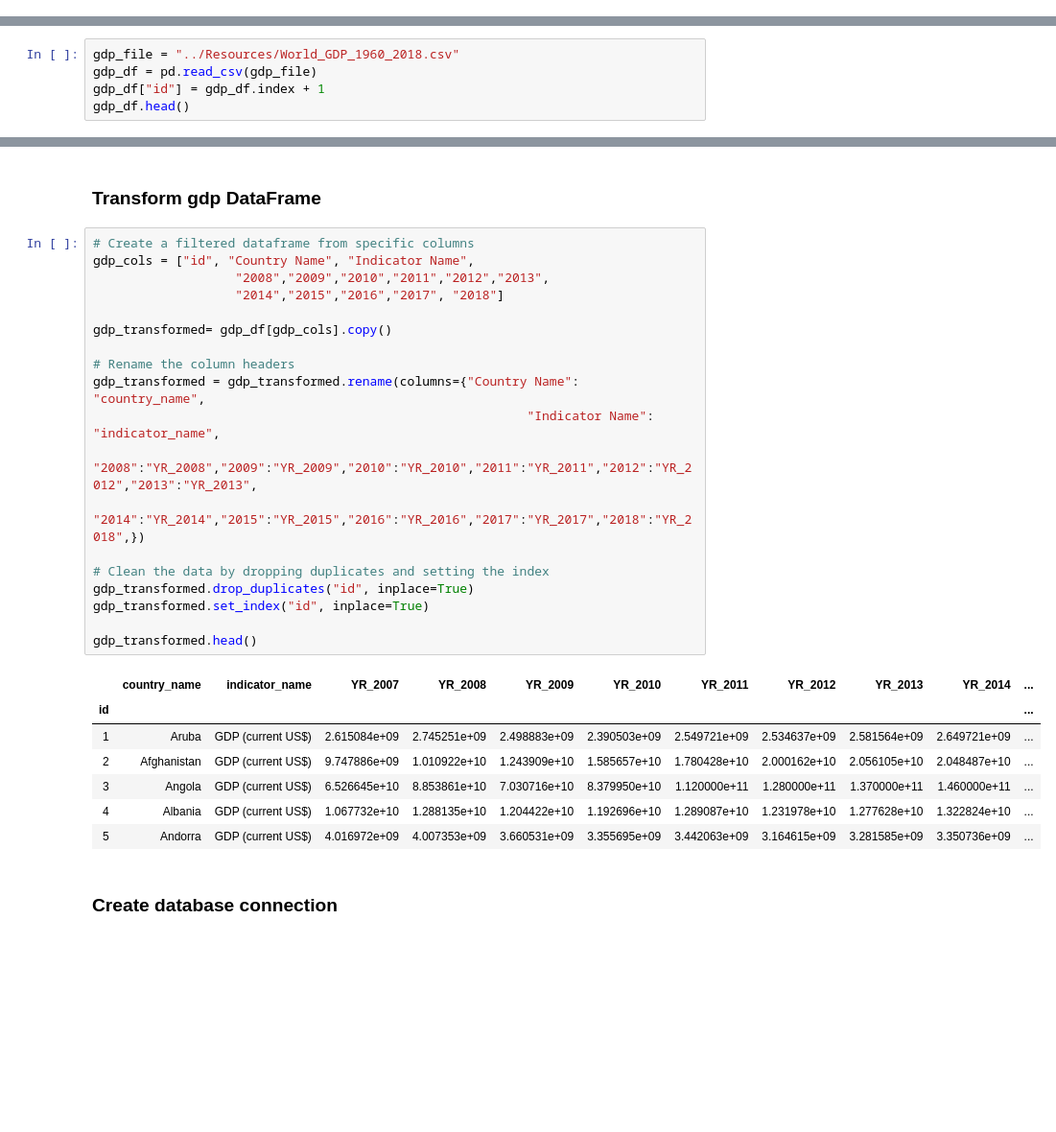
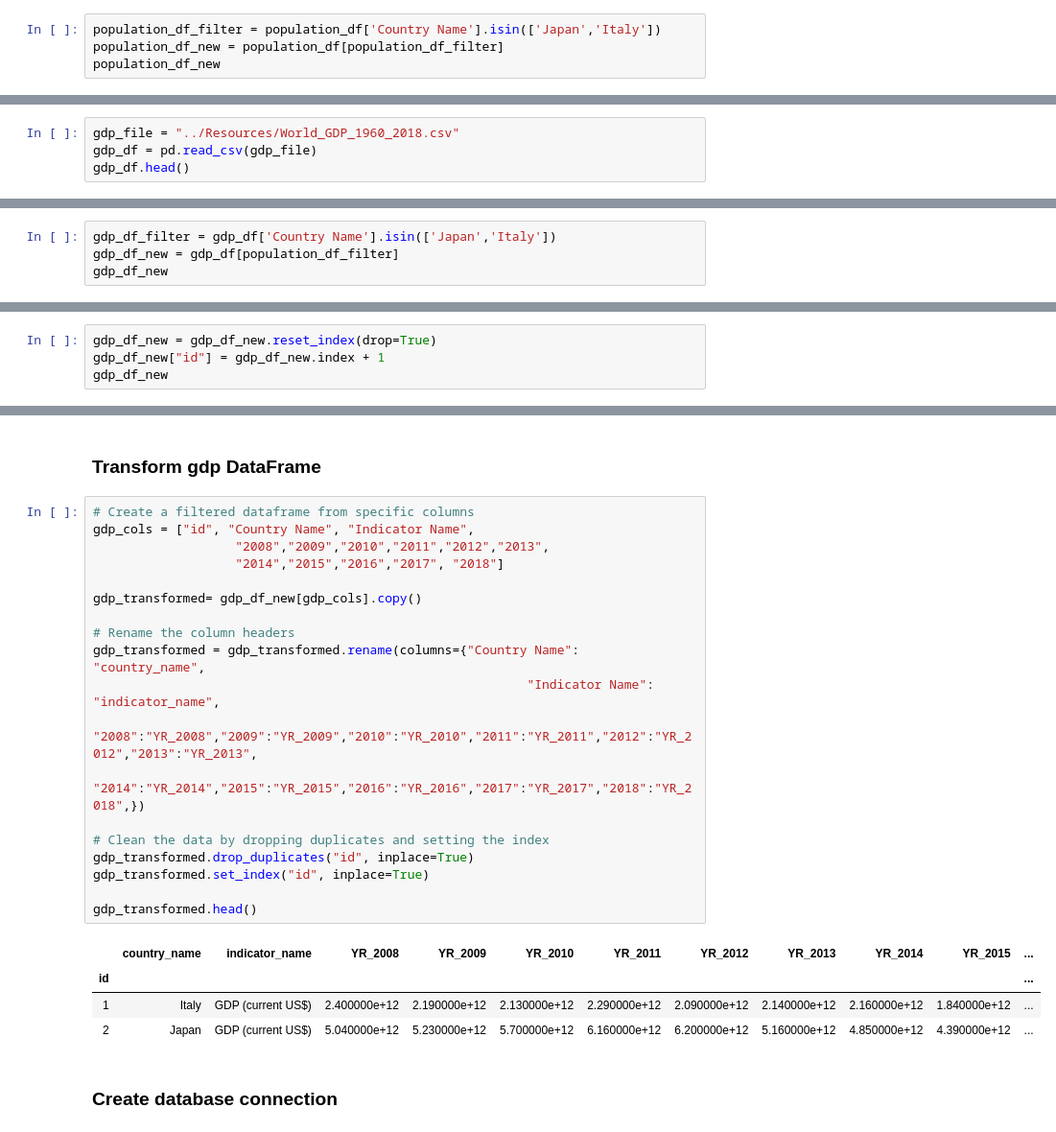
Before and after one commit to nelsonjams/ETL, a Jupyter notebook: ETL_PROJECT_ALIONA_GINA.ipynb, the cells around one changed output, grey strips where cells are left out. Shown at 96% size. Cells and saved outputs as stored; diff of their text form; blank space fills up the shorter version.

```diff
--- a/ETL_PROJECT_ALIONA_GINA.ipynb
+++ b/ETL_PROJECT_ALIONA_GINA.ipynb
@@ -34,0 +19,4 @@ ValueError: The truth value of a Series is ambiguous. Use a.empty, a.bool(), a.i
+# %%
+population_df_filter = population_df['Country Name'].isin(['Japan','Italy'])
+population_df_new = population_df[population_df_filter]
+population_df_new
@@ -35,7 +37,6 @@ ValueError: The truth value of a Series is ambiguous. Use a.empty, a.bool(), a.i
 # %%
 gdp_file = "../Resources/World_GDP_1960_2018.csv"
 gdp_df = pd.read_csv(gdp_file)
-gdp_df["id"] = gdp_df.index + 1
 gdp_df.head()
 # %% [output]
 |  | Country Name | Country Code | Indicator Name | Indicator Code | 1960 | 1961 | 1962 | 1963 | ... |
@@ -47,0 +49,4 @@ gdp_df.head()
+# %%
+gdp_df_filter = gdp_df['Country Name'].isin(['Japan','Italy'])
+gdp_df_new = gdp_df[population_df_filter]
+gdp_df_new
@@ -47,0 +58,4 @@ gdp_df.head()
+# %%
+gdp_df_new = gdp_df_new.reset_index(drop=True)
+gdp_df_new["id"] = gdp_df_new.index + 1
+gdp_df_new
@@ -79,30 +95,27 @@ population_transformed.head()
 # %%
 # Create a filtered dataframe from specific columns
 gdp_cols = ["id", "Country Name", "Indicator Name",
                    "2008","2009","2010","2011","2012","2013",
                    "2014","2015","2016","2017", "2018"]
 
-gdp_transformed= gdp_df[gdp_cols].copy()
+gdp_transformed= gdp_df_new[gdp_cols].copy()
 
 # Rename the column headers
 gdp_transformed = gdp_transformed.rename(columns={"Country Name": "country_name",
                                                           "Indicator Name": "indicator_name",
                    "2008":"YR_2008","2009":"YR_2009","2010":"YR_2010","2011":"YR_2011","2012":"YR_2012","2013":"YR_2013",
                    "2014":"YR_2014","2015":"YR_2015","2016":"YR_2016","2017":"YR_2017","2018":"YR_2018",})
 
 # Clean the data by dropping duplicates and setting the index
 gdp_transformed.drop_duplicates("id", inplace=True)
 gdp_transformed.set_index("id", inplace=True)
 
 gdp_transformed.head()
 # %% [output]
-|  | country_name | indicator_name | YR_2007 | YR_2008 | YR_2009 | YR_2010 | YR_2011 | YR_2012 | YR_2013 | YR_2014 | ... |
+|  | country_name | indicator_name | YR_2008 | YR_2009 | YR_2010 | YR_2011 | YR_2012 | YR_2013 | YR_2014 | YR_2015 | ... |
 | id |  |  |  |  |  |  |  |  |  |  | ... |
-| 1 | Aruba | GDP (current US$) | 2.615084e+09 | 2.745251e+09 | 2.498883e+09 | 2.390503e+09 | 2.549721e+09 | 2.534637e+09 | 2.581564e+09 | 2.649721e+09 | ... |
-| 2 | Afghanistan | GDP (current US$) | 9.747886e+09 | 1.010922e+10 | 1.243909e+10 | 1.585657e+10 | 1.780428e+10 | 2.000162e+10 | 2.056105e+10 | 2.048487e+10 | ... |
-| 3 | Angola | GDP (current US$) | 6.526645e+10 | 8.853861e+10 | 7.030716e+10 | 8.379950e+10 | 1.120000e+11 | 1.280000e+11 | 1.370000e+11 | 1.460000e+11 | ... |
-| 4 | Albania | GDP (current US$) | 1.067732e+10 | 1.288135e+10 | 1.204422e+10 | 1.192696e+10 | 1.289087e+10 | 1.231978e+10 | 1.277628e+10 | 1.322824e+10 | ... |
-| 5 | Andorra | GDP (current US$) | 4.016972e+09 | 4.007353e+09 | 3.660531e+09 | 3.355695e+09 | 3.442063e+09 | 3.164615e+09 | 3.281585e+09 | 3.350736e+09 | ... |
+| 1 | Italy | GDP (current US$) | 2.400000e+12 | 2.190000e+12 | 2.130000e+12 | 2.290000e+12 | 2.090000e+12 | 2.140000e+12 | 2.160000e+12 | 1.840000e+12 | ... |
+| 2 | Japan | GDP (current US$) | 5.040000e+12 | 5.230000e+12 | 5.700000e+12 | 6.160000e+12 | 6.200000e+12 | 5.160000e+12 | 4.850000e+12 | 4.390000e+12 | ... |
 # %% [markdown]
 ### Create database connection
 # %%
```
Also changed, not shown: parts of 8 cells of this notebook.
